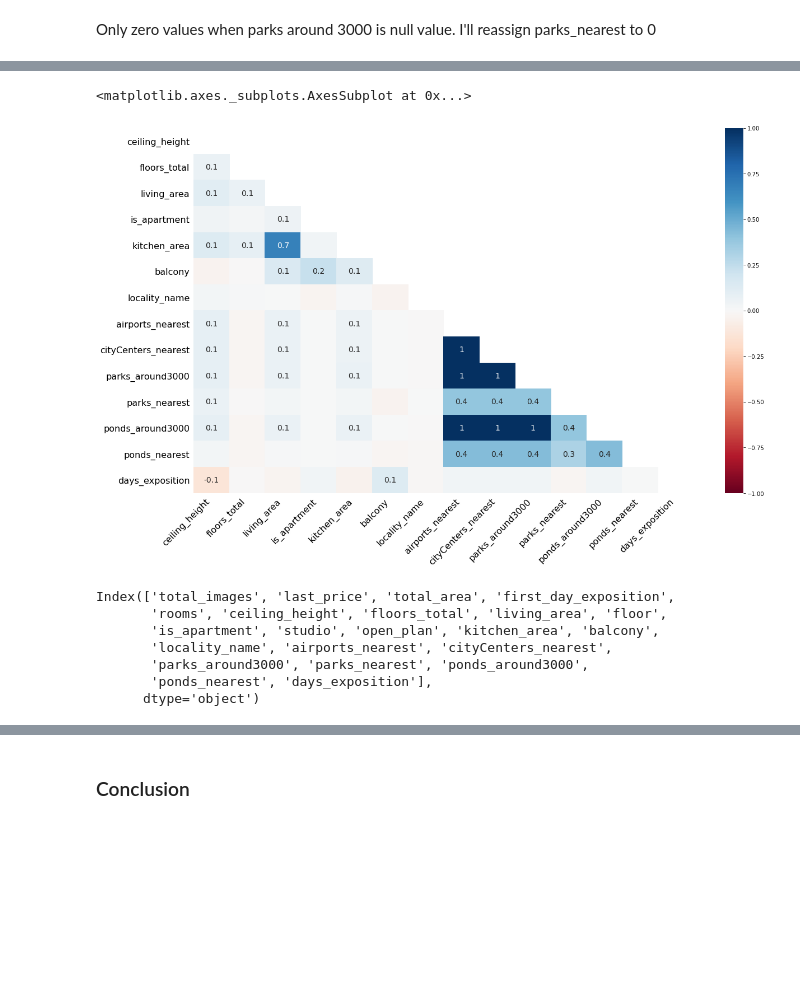
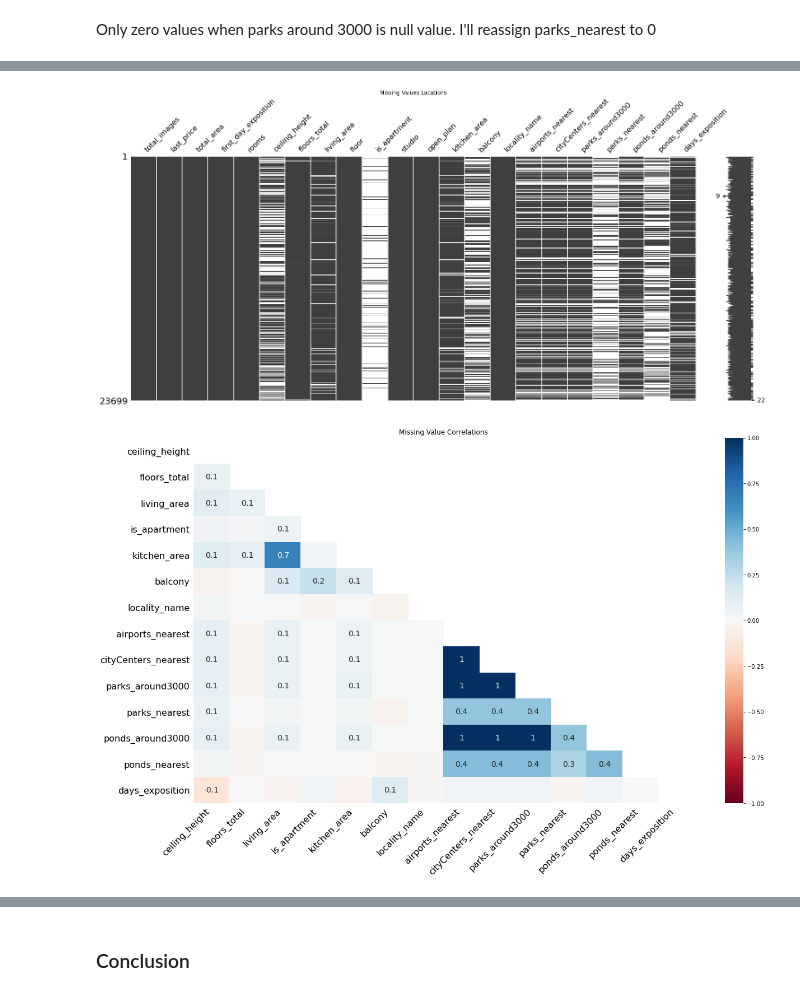
Before and after one commit to jordwil/ds_blog, a Jupyter notebook: _notebooks/2020-02-20-eda-project.ipynb, the cells around one changed output, grey strips where cells are left out. Cells and saved outputs as stored; diff of their text form; code cells hidden in the pictures; blank space fills up the shorter version.

```diff
--- a/_notebooks/2020-02-20-eda-project.ipynb
+++ b/_notebooks/2020-02-20-eda-project.ipynb
@@ -118,18 +101,15 @@ msno.matrix(df)
-# %%
-msno.heatmap(df)
-# %% [output]
-<matplotlib.axes._subplots.AxesSubplot at 0x...>
-[figure, removed]
-# %%
-df.columns
-# %% [output]
-Index(['total_images', 'last_price', 'total_area', 'first_day_exposition',
-       'rooms', 'ceiling_height', 'floors_total', 'living_area', 'floor',
-       'is_apartment', 'studio', 'open_plan', 'kitchen_area', 'balcony',
-       'locality_name', 'airports_nearest', 'cityCenters_nearest',
-       'parks_around3000', 'parks_nearest', 'ponds_around3000',
-       'ponds_nearest', 'days_exposition'],
-      dtype='object')
+# %%
+#collapse
+msno.matrix(df)
+plt.title("Missing Values Locations");
+# %% [output]
+[figure, added]
+# %%
+#collapse
+msno.heatmap(df)
+plt.title("Missing Value Correlations");
+# %% [output]
+[figure, added]
 # %%
 df.describe()
 # %% [output]
```
Also changed, not shown: parts of 51 cells of this notebook.
